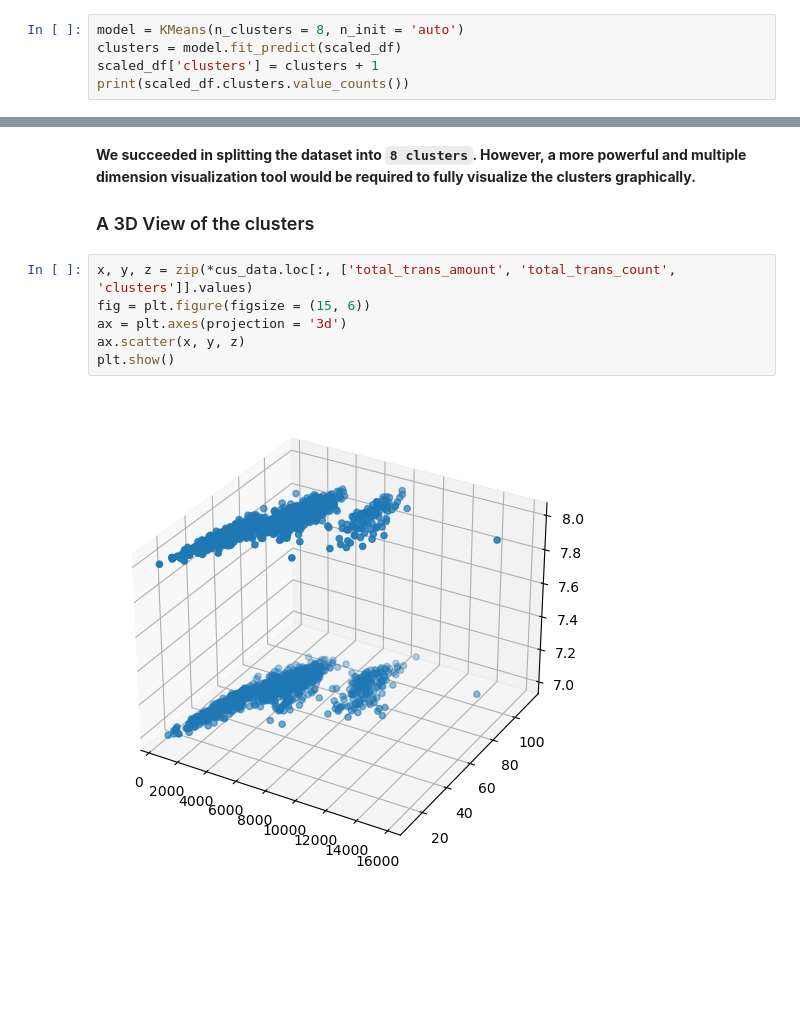
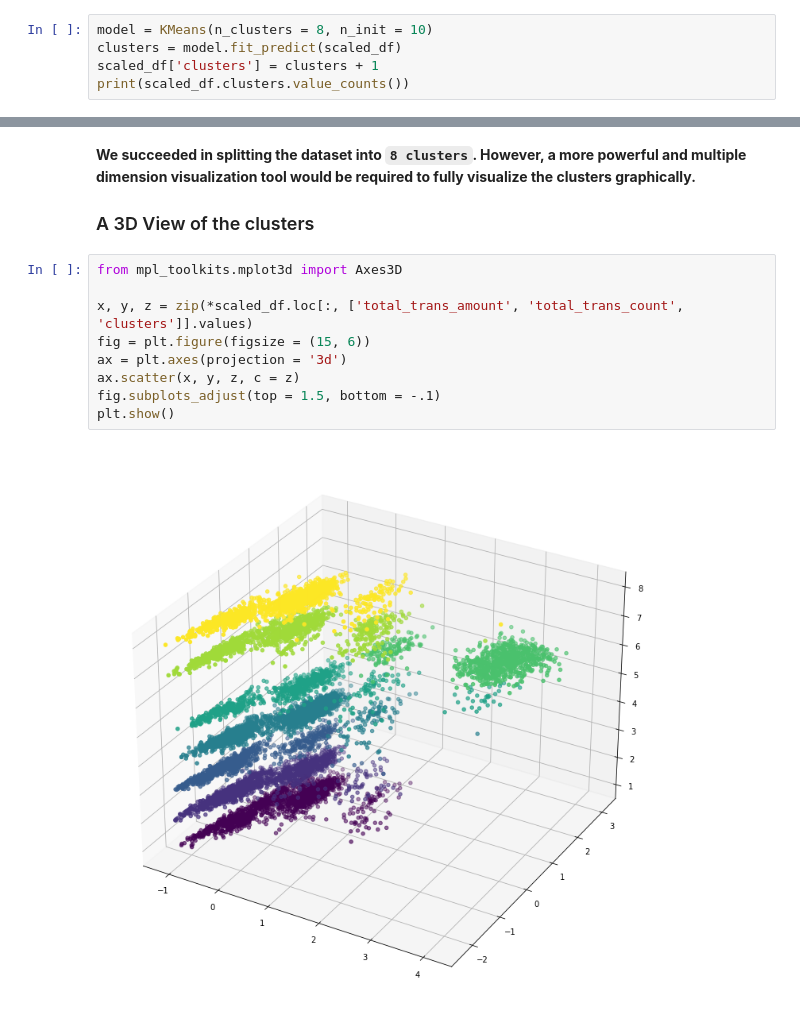
Before and after one commit to CyprianFusi/Credit-Card-Customer-Segmentation-using-k-means-Algorithm, a Jupyter notebook: Credit Card Customer Segmentation.ipynb, the cells around one changed output, grey strips where cells are left out. Cells and saved outputs as stored; diff of their text form; blank space fills up the shorter version.

```diff
--- a/Credit Card Customer Segmentation.ipynb
+++ b/Credit Card Customer Segmentation.ipynb
@@ -472,7 +467,7 @@ inertias = plot_elbow_curve(scaled_df, max_clusters = 10)
 
 ## Train the model
 # %%
-model = KMeans(n_clusters = 8, n_init = 'auto')
+model = KMeans(n_clusters = 8, n_init = 10)
 clusters = model.fit_predict(scaled_df)
 scaled_df['clusters'] = clusters + 1
 print(scaled_df.clusters.value_counts())
@@ -680,10 +642,13 @@ ax[2].scatter(cus_data.total_trans_amount, cus_data.total_trans_count, c = cus_d
 
 ### A 3D View of the clusters
 # %%
-x, y, z = zip(*cus_data.loc[:, ['total_trans_amount', 'total_trans_count', 'clusters']].values)
+from mpl_toolkits.mplot3d import Axes3D
+
+x, y, z = zip(*scaled_df.loc[:, ['total_trans_amount', 'total_trans_count', 'clusters']].values)
 fig = plt.figure(figsize = (15, 6))
 ax = plt.axes(projection = '3d')
-ax.scatter(x, y, z)
+ax.scatter(x, y, z, c = z)
+fig.subplots_adjust(top = 1.5, bottom = -.1)
 plt.show()
 # %% [output]
-[figure, old version]
+[figure, new version]
```
Also changed, not shown: parts of 50 cells of this notebook.
